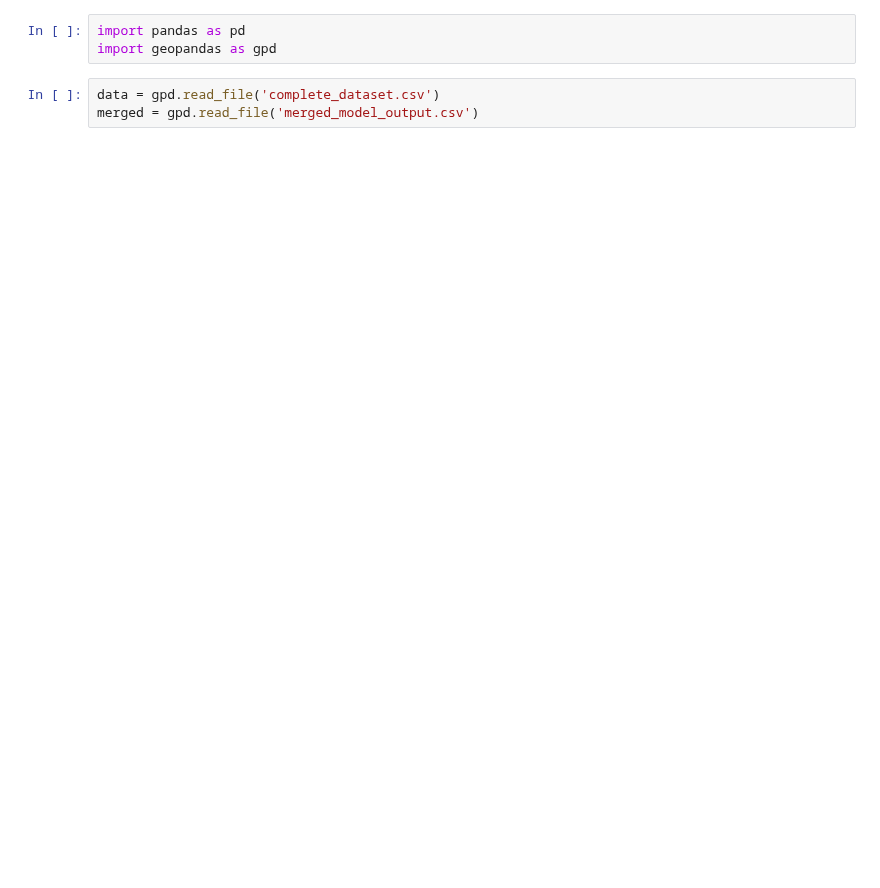
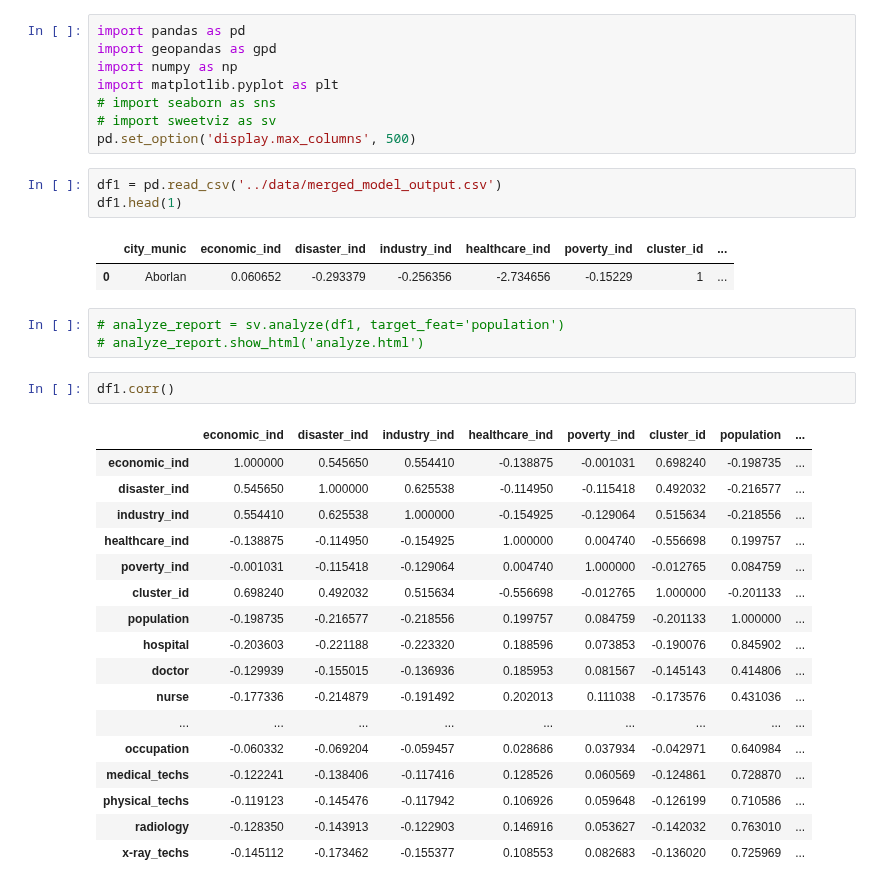
Before and after one commit to OmdenaAI/philippines-chapter-urban-vunerability, a Jupyter notebook: src/tasks/task-5-web-app-deployment/data/data.ipynb, the cells around one changed output. Saved outputs shown, nothing was run; the diff lists cells and outputs as text; blank space fills up the shorter version.

```diff
--- a/src/tasks/task-5-web-app-deployment/data/data.ipynb
+++ b/src/tasks/task-5-web-app-deployment/data/data.ipynb
@@ -1,6 +1,37 @@
-# %%
-import pandas as pd
-import geopandas as gpd
-# %%
-data = gpd.read_file('complete_dataset.csv')
-merged = gpd.read_file('merged_model_output.csv')
+# %%
+import pandas as pd
+import geopandas as gpd
+import numpy as np
+import matplotlib.pyplot as plt
+# import seaborn as sns
+# import sweetviz as sv
+pd.set_option('display.max_columns', 500)
+# %%
+df1 = pd.read_csv('../data/merged_model_output.csv')
+df1.head(1)
+# %% [output]
+|  | city_munic | economic_ind | disaster_ind | industry_ind | healthcare_ind | poverty_ind | cluster_id | ... |
+| 0 | Aborlan | 0.060652 | -0.293379 | -0.256356 | -2.734656 | -0.15229 | 1 | ... |
+# %%
+# analyze_report = sv.analyze(df1, target_feat='population')
+# analyze_report.show_html('analyze.html')
+# %%
+df1.corr()
+# %% [output]
+|  | economic_ind | disaster_ind | industry_ind | healthcare_ind | poverty_ind | cluster_id | population | ... |
+| economic_ind | 1.000000 | 0.545650 | 0.554410 | -0.138875 | -0.001031 | 0.698240 | -0.198735 | ... |
+| disaster_ind | 0.545650 | 1.000000 | 0.625538 | -0.114950 | -0.115418 | 0.492032 | -0.216577 | ... |
+| industry_ind | 0.554410 | 0.625538 | 1.000000 | -0.154925 | -0.129064 | 0.515634 | -0.218556 | ... |
+| healthcare_ind | -0.138875 | -0.114950 | -0.154925 | 1.000000 | 0.004740 | -0.556698 | 0.199757 | ... |
+| poverty_ind | -0.001031 | -0.115418 | -0.129064 | 0.004740 | 1.000000 | -0.012765 | 0.084759 | ... |
+| cluster_id | 0.698240 | 0.492032 | 0.515634 | -0.556698 | -0.012765 | 1.000000 | -0.201133 | ... |
+| population | -0.198735 | -0.216577 | -0.218556 | 0.199757 | 0.084759 | -0.201133 | 1.000000 | ... |
+| hospital | -0.203603 | -0.221188 | -0.223320 | 0.188596 | 0.073853 | -0.190076 | 0.845902 | ... |
+| doctor | -0.129939 | -0.155015 | -0.136936 | 0.185953 | 0.081567 | -0.145143 | 0.414806 | ... |
+| nurse | -0.177336 | -0.214879 | -0.191492 | 0.202013 | 0.111038 | -0.173576 | 0.431036 | ... |
+| ... | ... | ... | ... | ... | ... | ... | ... | ... |
+| occupation | -0.060332 | -0.069204 | -0.059457 | 0.028686 | 0.037934 | -0.042971 | 0.640984 | ... |
+| medical_techs | -0.122241 | -0.138406 | -0.117416 | 0.128526 | 0.060569 | -0.124861 | 0.728870 | ... |
+| physical_techs | -0.119123 | -0.145476 | -0.117942 | 0.106926 | 0.059648 | -0.126199 | 0.710586 | ... |
+| radiology | -0.128350 | -0.143913 | -0.122903 | 0.146916 | 0.053627 | -0.142032 | 0.763010 | ... |
+| x-ray_techs | -0.145112 | -0.173462 | -0.155377 | 0.108553 | 0.082683 | -0.136020 | 0.725969 | ... |
```
Also changed, not shown: parts of 51 cells of this notebook, 21 other files.
